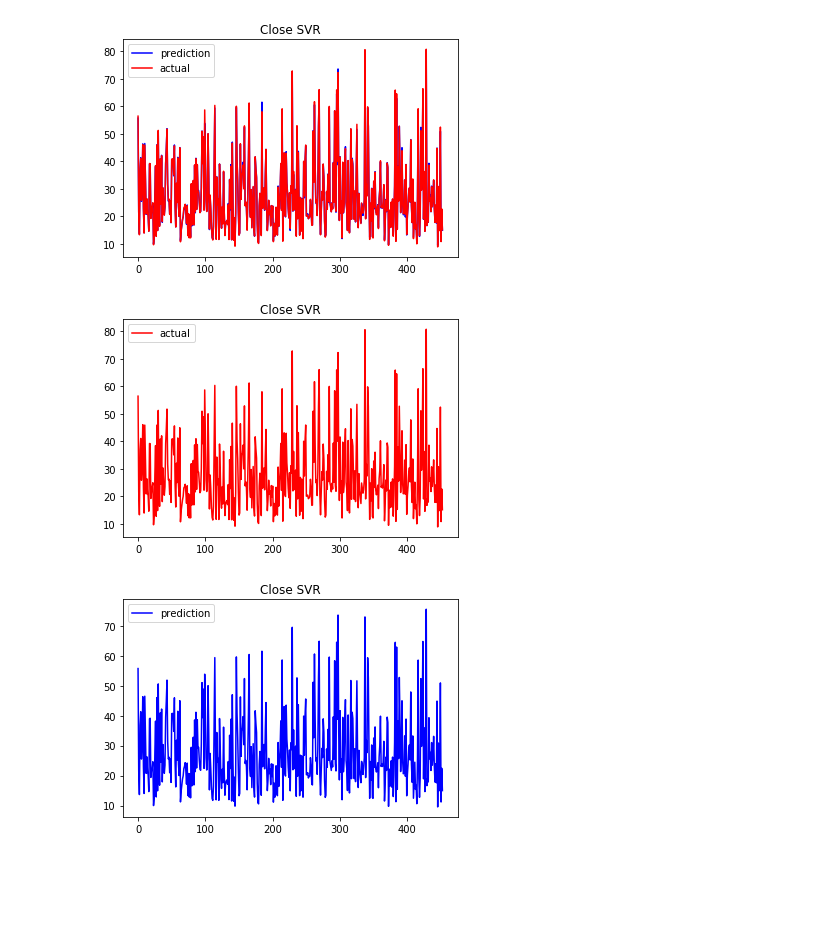
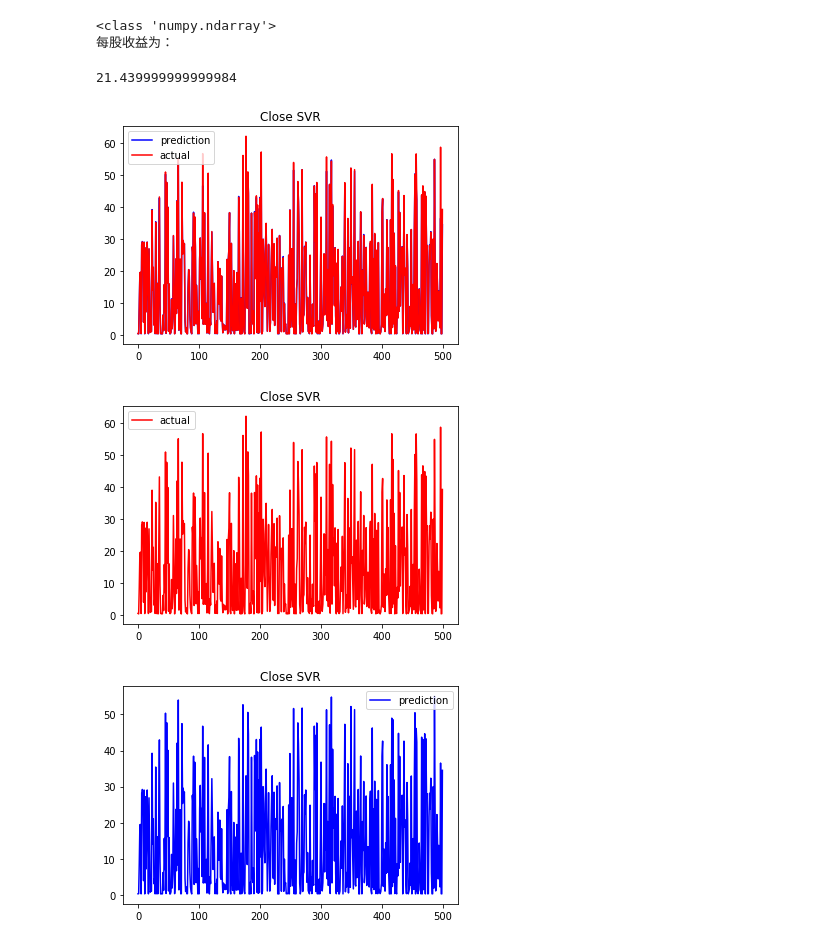
Before and after one commit to PoppyRespect/SVR_in_stock, a Jupyter notebook: Stock Market SVR.ipynb, the cells around one changed output. Saved outputs shown, nothing was run; the diff lists cells and outputs as text; code cells hidden in the pictures; blank space fills up the shorter version.

```diff
--- a/Stock Market SVR.ipynb
+++ b/Stock Market SVR.ipynb
@@ -17,3 +15,5 @@ ip = pd.read_csv("Downloads/Stock.csv")
+# %%
+ip = pd.read_csv(open(r"C:\Users\Administrator\Desktop\fda\SVR\AAPL历史数据.csv"))
 # %%
 ip
 # %% [output]
@@ -36,6 +38,16 @@ y=ip['Close']
+# %%
+y=ip['收盘']
+X=ip.drop('收盘',axis=1).drop('日期',axis=1).drop('交易量',axis=1).drop('涨跌幅',axis=1)
 # %%
+#将数据转化到（0,1）
+"""
+具体的转化方式：
+ X_std = (X - X.min(axis=0)) / (X.max(axis=0) - X.min(axis=0))
+ X_scaled = X_std * (max - min) + min
+
+""""""
 from sklearn.preprocessing import MinMaxScaler
 scaler=MinMaxScaler()
 print(scaler.fit(X))
-X=scaler.transform(X)
+X=scaler.transform(X)""""""
 # %% [output]
@@ -84,0 +129,15 @@ print(test_set_mae)
+# %%
+
+len1 = len(pred)
+
+print(type(X_test))
+profit = 0
+for i in range(len1):
+    if(pred[i] > X_test[i][0] ):
+        profit += y_test[i] - X_test[i][0]
+print("每股收益为：")
+profit
+# %% [output]
+<class 'numpy.ndarray'>
+每股收益为：
+21.439999999999984
@@ -85,25 +146,25 @@ print(test_set_mae)
 # %%
-x=np.arange(0,453)
+x=np.arange(0,500)
 plt.title('Close SVR')
 plt.plot(x,pred,'b-',label='prediction')
 plt.plot(x,y_test,'r-',label='actual')
 plt.legend()
 plt.show()
 # %% [output]
-[figure, old version]
+[figure, new version]
 # %%
-x=np.arange(0,453)
+x=np.arange(0,500)
 plt.title('Close SVR')
 plt.plot(x,y_test,'r-',label='actual')
 plt.legend()
 plt.show()
 # %% [output]
-[figure, old version]
+[figure, new version]
 # %%
-x=np.arange(0,453)
+x=np.arange(0,500)
 plt.title('Close SVR')
 plt.plot(x,pred,'b-',label='prediction')
 plt.legend()
 plt.show()
 # %% [output]
-[figure, old version]
+[figure, new version]
```
Also changed, not shown: parts of 11 cells of this notebook.
